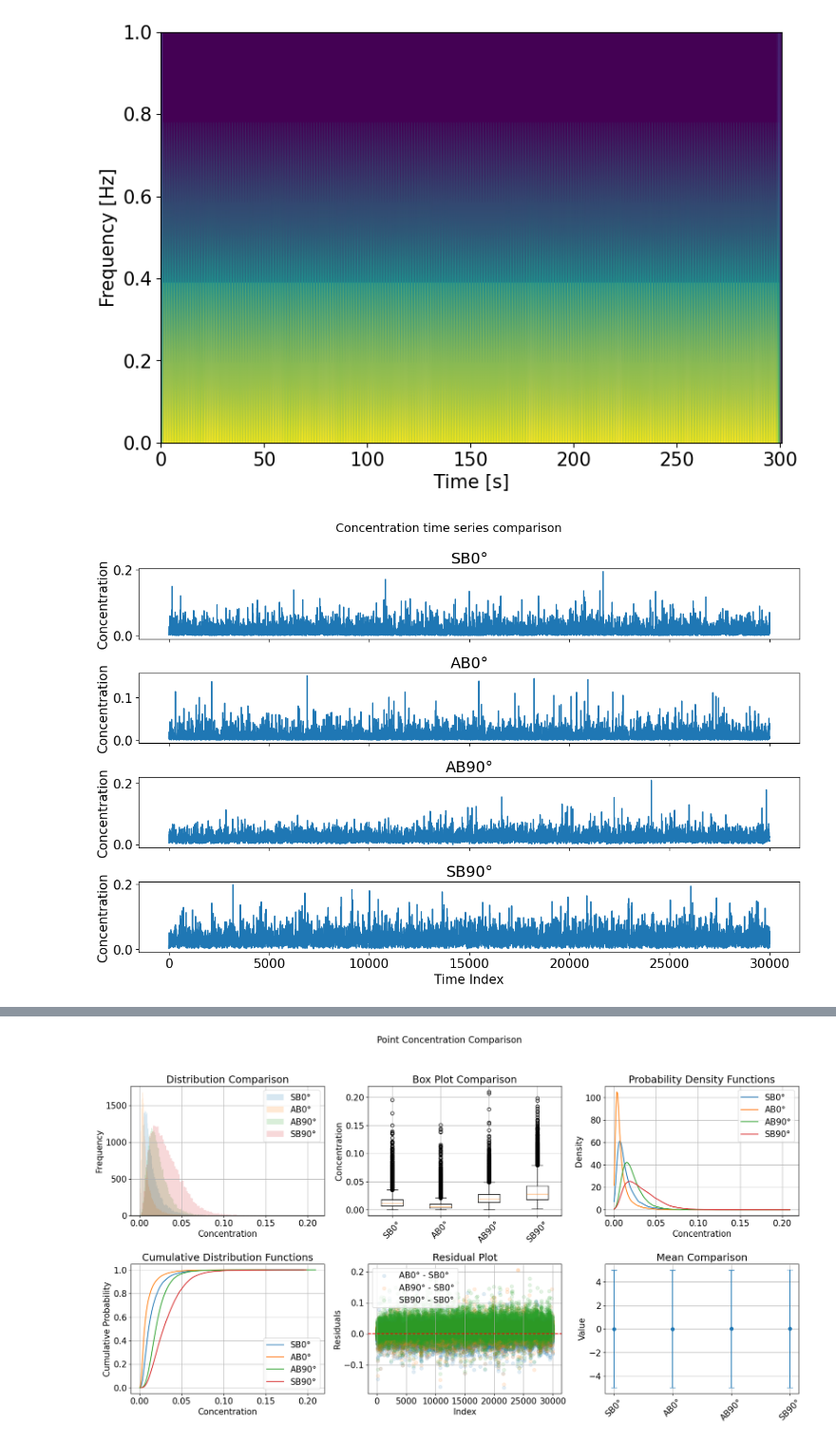
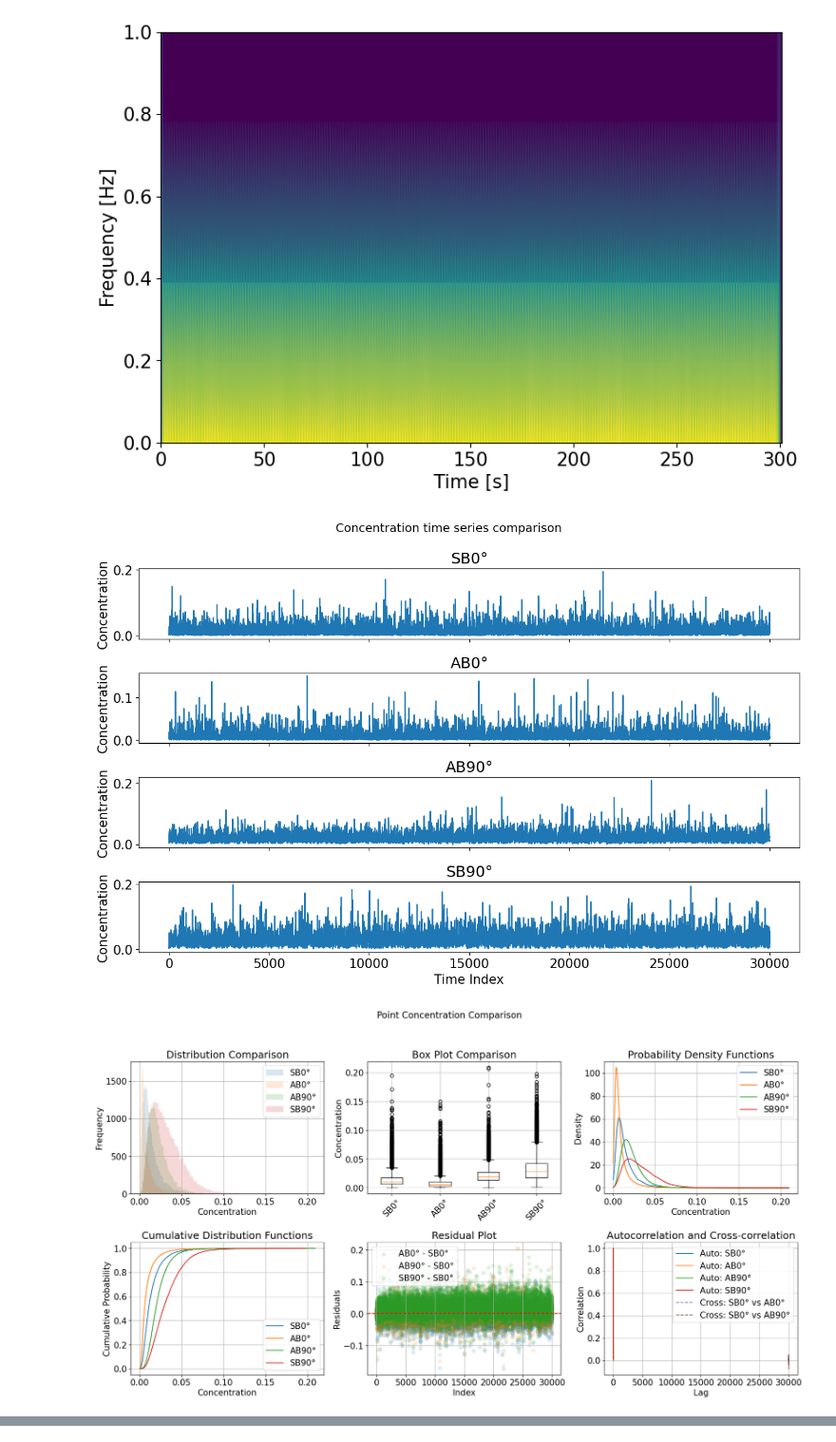
Before and after one commit to noradoralaexploradora/windtunnelsofware, a Jupyter notebook: DataAnalysis.ipynb, the cells around one changed output, grey strips where cells are left out. Shown at 95% size. Cells and saved outputs as stored; diff of their text form; code cells hidden in the pictures.

```diff
--- a/DataAnalysis.ipynb
+++ b/DataAnalysis.ipynb
@@ -442,31 +442,32 @@ from windtunnel.concentration.CompareDatasets import compare_point_concentration
 
 #functionsForOverview = ["all"] #defaul -> all of the available plots
 #all_plot_types = [
 #        "Histogram", "Pdf", "Cdf", "Means", "BoxPlot",
 #        "QuantilPlot", "ScatterPlot", "ResidualPlot", "Autocorrelation"
 #    ]
 
 functionsForOverview = [
     "Histogram",
     "BoxPlot",
     "Pdf",
     "Cdf",
     "ResidualPlot",
-    "Means",
+    "Autocorrelation",
         ]
 
 #Choose which concentration time series/PointObjekts to show in the overview/comparison plot
 DataPointsConc = [
     conc_ts[namelist[0]]["UBA_thesis_001.ts#2"],
     conc_ts[namelist[0]]["UBA_thesis_007.ts#0"],
     conc_ts[namelist[0]]["UBA_thesis_022.ts#0"],
     conc_ts[namelist[0]]["UBA_thesis_036.ts#0"]
 ]
 
 #labels = [f"({dp.x:.0f}, {dp.y:.0f}, {dp.z:.0f})" for dp in DataPointsConc]
 labels = [dp.config_name.split("_")[0] for dp in DataPointsConc]
 
 
 compare_point_concentrations_3(DataPointsConc,functionsForOverview, labels=labels)
 # %% [output]
 [figure]
+[figure, new version]
@@ -476 +493,0 @@ compare_point_concentrations_3(DataPointsConc,functionsForOverview, labels=label
-[figure, old version]
```
Also changed, not shown: parts of 11 cells of this notebook, 1 other file.
